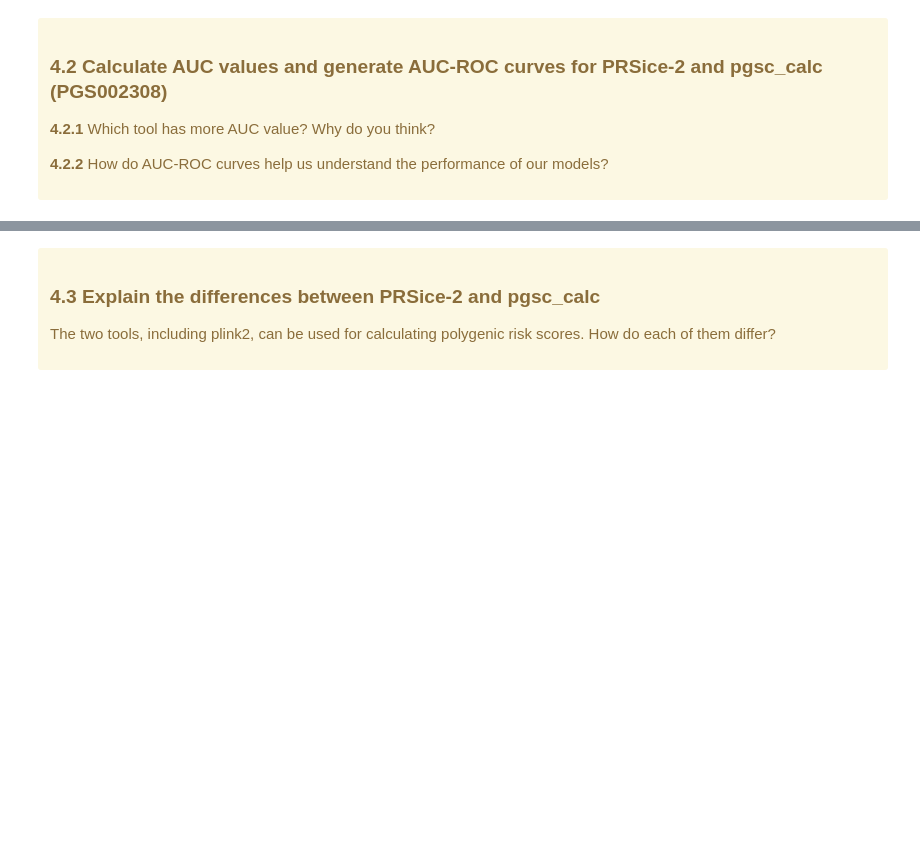
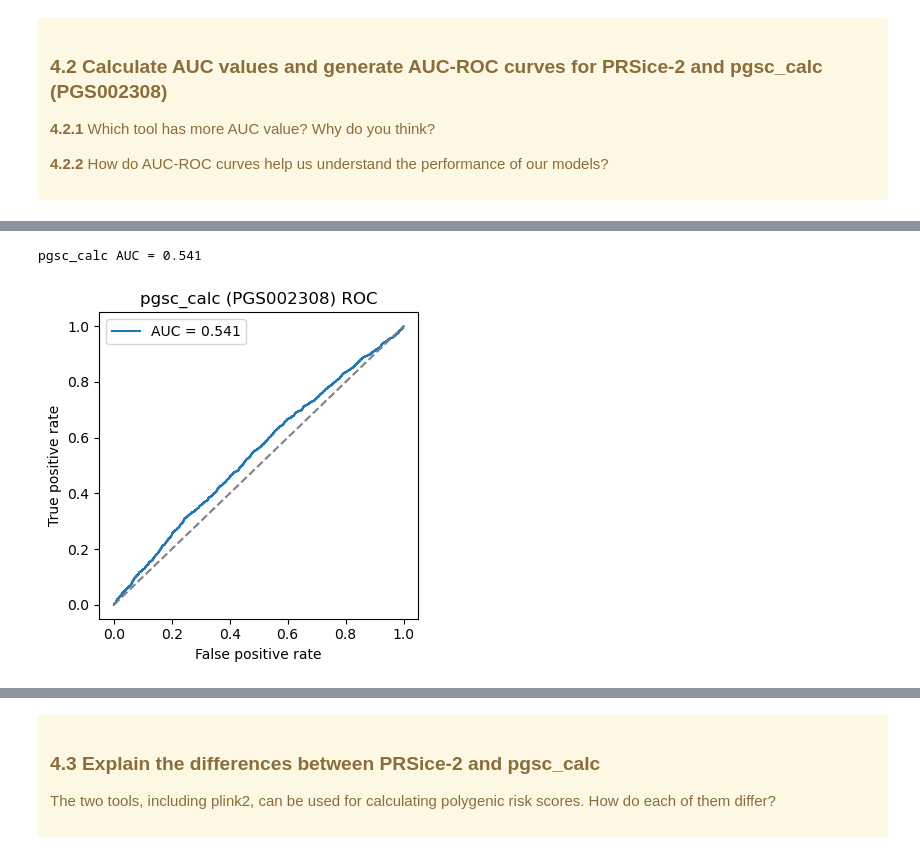
Before and after one commit to NyxHemera/BIOL-6150-Project7, a Jupyter notebook: Project7-PolygenicRiskScores.ipynb, the cells around one changed output, grey strips where cells are left out. Drawn from its saved outputs; the diff is of its cells as text; code cells hidden in the pictures; blank space fills up the shorter version.

```diff
--- a/Project7-PolygenicRiskScores.ipynb
+++ b/Project7-PolygenicRiskScores.ipynb
@@ -422,2 +578,25 @@ match percentage: 1.02% vs 1.26%
 # %%
 #Your code for pgsc_calc AUC ROC Curve here.
+base = Path.home() / "biol6150"
+
+df2 =  pd.read_csv(
+    base / "SharedEnvironment/group4/PRS/pgsc_results/t2d/score/aggregated_scores.txt.gz",
+    sep="\t")
+df2 = df2.merge(pheno[["IID", "T2D_bin"]], on="IID", how="inner")
+
+auc_pgsc = roc_auc_score(df2["T2D_bin"], df2["SUM"])
+fpr2, tpr2, _ = roc_curve(df2["T2D_bin"], df2["SUM"])
+print(f"pgsc_calc AUC = {auc_pgsc:.3f}")
+
+plt.figure(figsize=(4, 4))
+plt.plot(fpr2, tpr2, label=f"AUC = {auc_pgsc:.3f}")
+plt.plot([0, 1], [0, 1], linestyle="--", color="gray")
+plt.xlabel("False positive rate")
+plt.ylabel("True positive rate")
+plt.title("pgsc_calc (PGS002308) ROC")
+plt.legend()
+plt.tight_layout()
+plt.show()
+# %% [output]
+pgsc_calc AUC = 0.541
+[figure, added]
```
Also changed, not shown: parts of 24 cells of this notebook.
